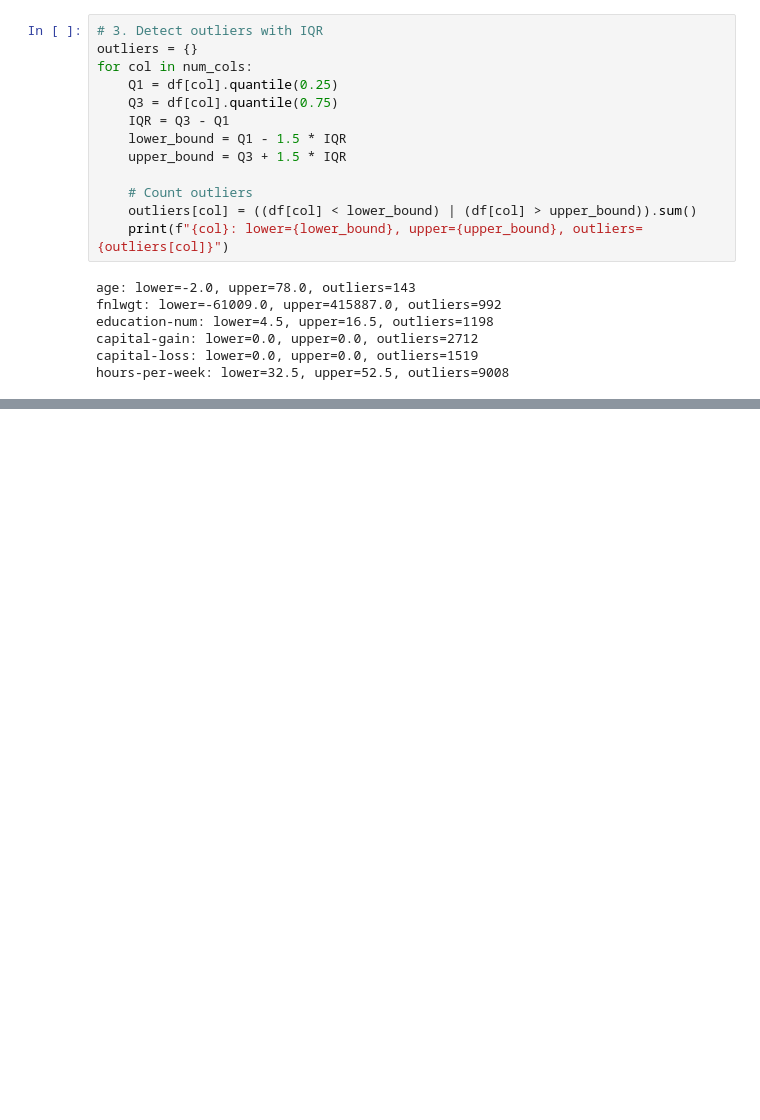
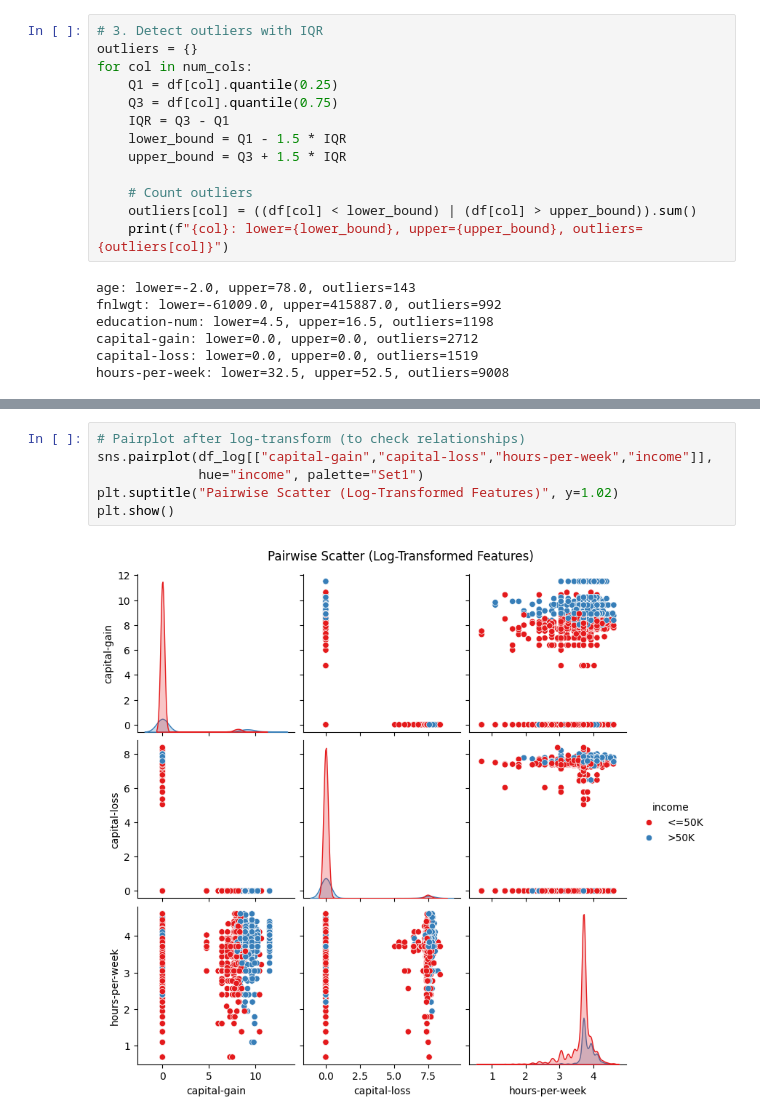
Before and after one commit to albertodiazdurana/Practice_DataScience, a Jupyter notebook: feature_preprocessing_task_w37.ipynb, the cells around one changed output, grey strips where cells are left out. Cells and saved outputs as stored; diff of their text form; blank space fills up the shorter version.

```diff
--- a/feature_preprocessing_task_w37.ipynb
+++ b/feature_preprocessing_task_w37.ipynb
@@ -252,0 +286,8 @@ hours-per-week: lower=32.5, upper=52.5, outliers=9008
+# %%
+# Pairplot after log-transform (to check relationships)
+sns.pairplot(df_log[["capital-gain","capital-loss","hours-per-week","income"]],
+             hue="income", palette="Set1")
+plt.suptitle("Pairwise Scatter (Log-Transformed Features)", y=1.02)
+plt.show()
+# %% [output]
+[figure, added]
```
Also changed, not shown: parts of 4 cells of this notebook.
